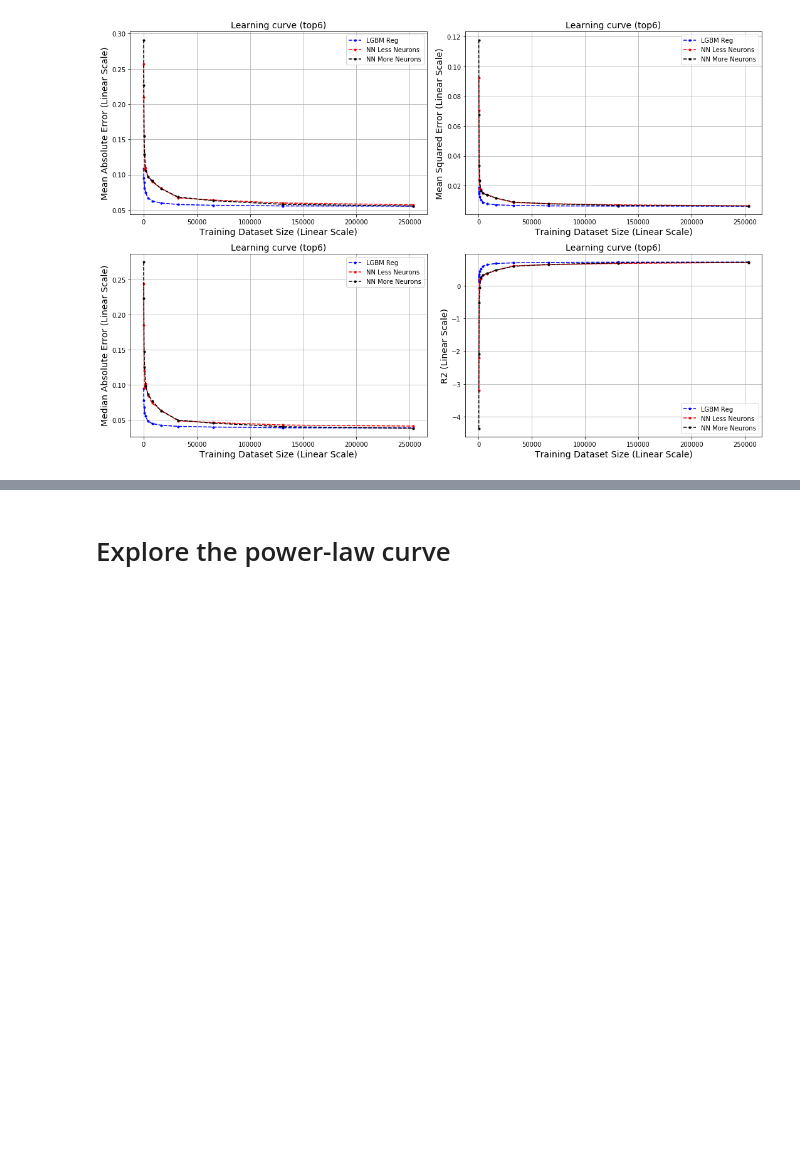
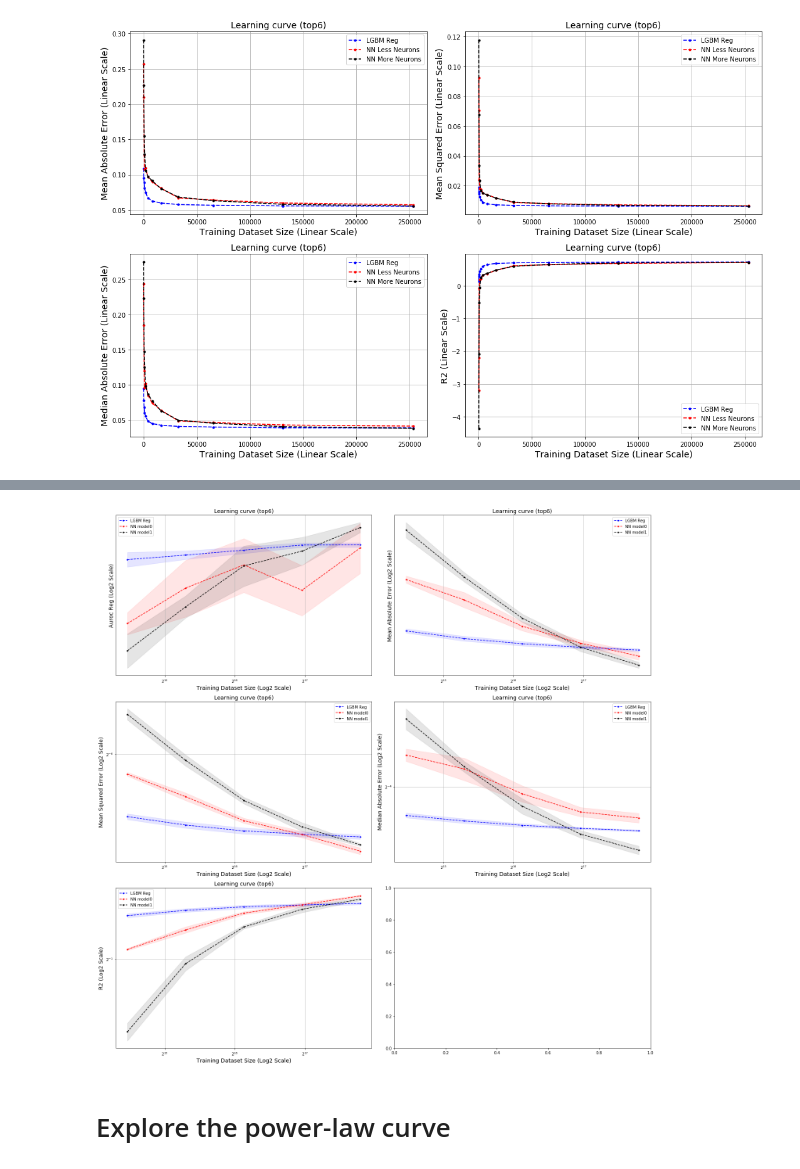
Before and after one commit to adpartin/LearningCurves, a Jupyter notebook: notebooks/power_law_for_paper.ipynb, the cells around one changed output, grey strips where cells are left out. Drawn from its saved outputs; the diff is of its cells as text; code cells hidden in the pictures; blank space fills up the shorter version.

```diff
--- a/notebooks/power_law_for_paper.ipynb
+++ b/notebooks/power_law_for_paper.ipynb
@@ -293,3 +317,8 @@ plot_all_metrics_from_runs(runs, metrics='all', title=None, figsize=(15,10), sav
+# %%
+plot_all_metrics_from_runs(runs, metrics='all', title=None, figsize=(20,20), save=False,
+                           xtick_scale='log2', ytick_scale='log2')
+# %% [output]
+[figure, added]
 # %% [markdown]
 # Explore the power-law curve
 # %% [markdown]
```
Also changed, not shown: parts of 6 cells of this notebook, 2 other files.
